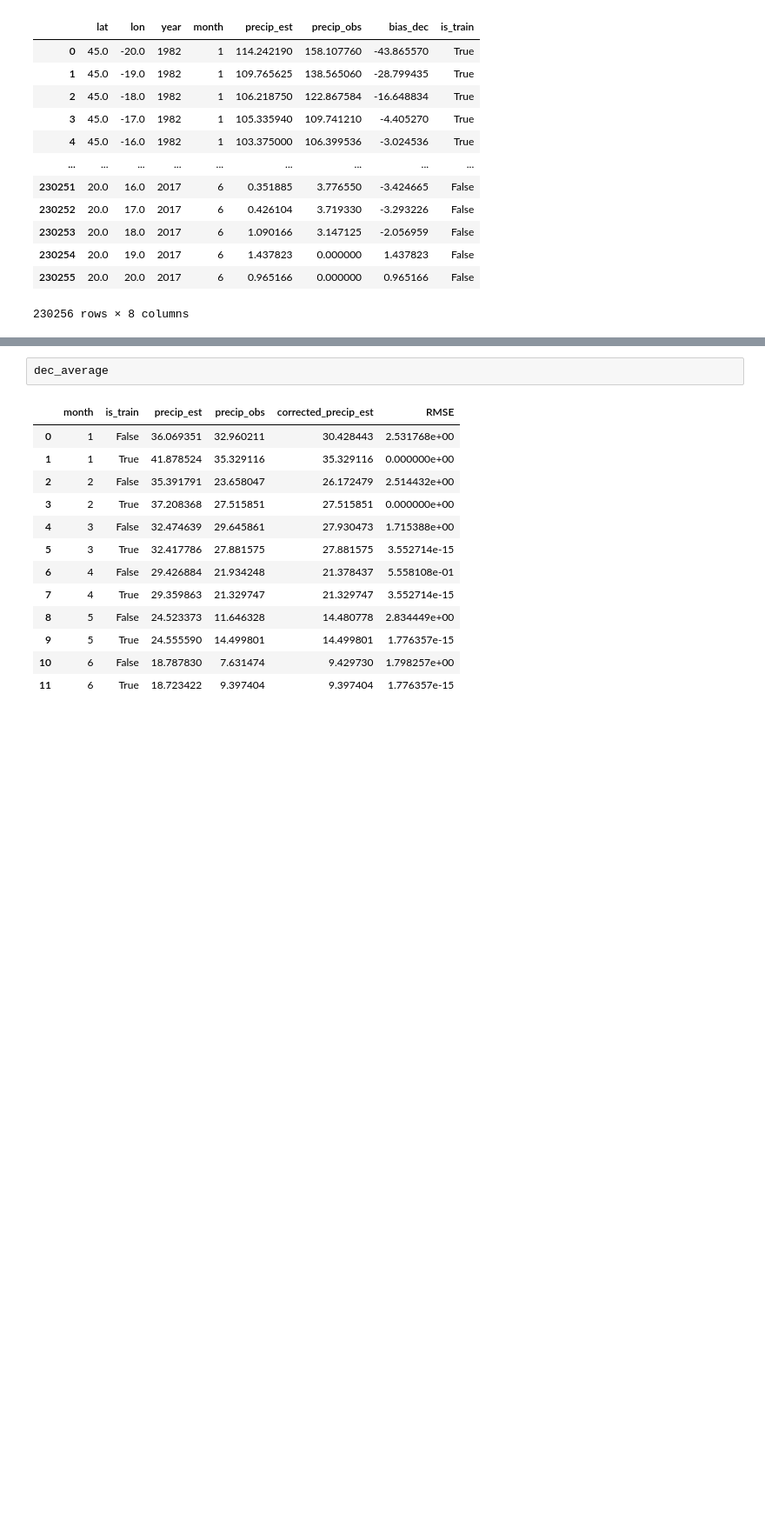
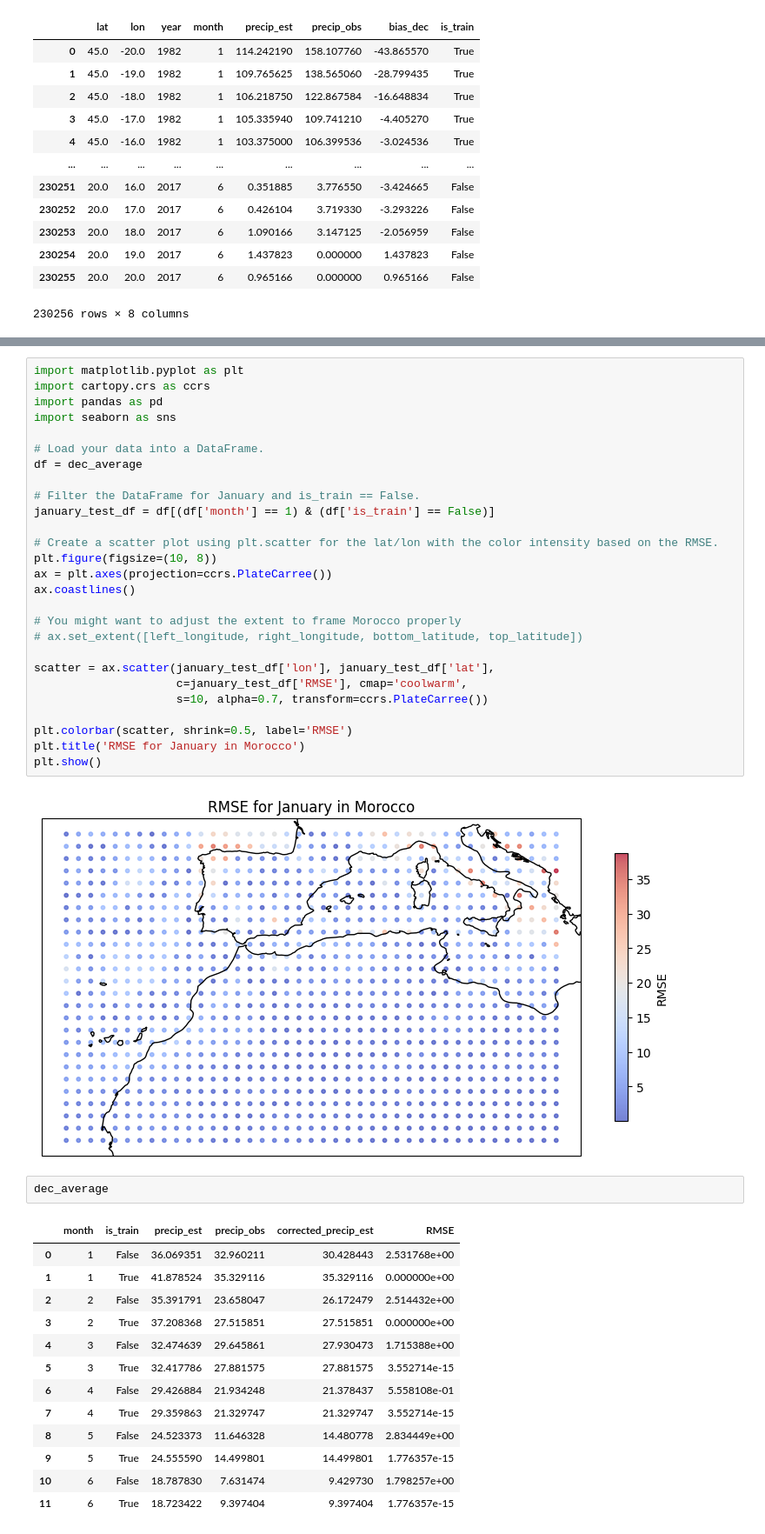
Before and after one commit to Yassmine2020/Precipitations_bias_correction, a Jupyter notebook: QMBC/eQM_grille.ipynb, the cells around one changed output, grey strips where cells are left out. Shown: that part at 87% size. Saved outputs shown, nothing was run; the diff lists cells and outputs as text; blank space fills up the shorter version.

```diff
--- a/QMBC/eQM_grille.ipynb
+++ b/QMBC/eQM_grille.ipynb
@@ -93,3 +153,32 @@ oct_average = pd.concat([oct_average[-4:], oct_average[:-4]]).reset_index(drop=T
+# %%
+import matplotlib.pyplot as plt
+import cartopy.crs as ccrs
+import pandas as pd
+import seaborn as sns
+
+# Load your data into a DataFrame.
+df = dec_average
+
+# Filter the DataFrame for January and is_train == False.
+january_test_df = df[(df['month'] == 1) & (df['is_train'] == False)]
+
+# Create a scatter plot using plt.scatter for the lat/lon with the color intensity based on the RMSE.
+plt.figure(figsize=(10, 8))
+ax = plt.axes(projection=ccrs.PlateCarree())
+ax.coastlines()
+
+# You might want to adjust the extent to frame Morocco properly
+# ax.set_extent([left_longitude, right_longitude, bottom_latitude, top_latitude])
+
+scatter = ax.scatter(january_test_df['lon'], january_test_df['lat'],
+                     c=january_test_df['RMSE'], cmap='coolwarm',
+                     s=10, alpha=0.7, transform=ccrs.PlateCarree())
+
+plt.colorbar(scatter, shrink=0.5, label='RMSE')
+plt.title('RMSE for January in Morocco')
+plt.show()
+# %% [output]
+[figure, added]
 # %%
 dec_average
 # %% [output]
```
Also changed, not shown: parts of 16 cells of this notebook.
